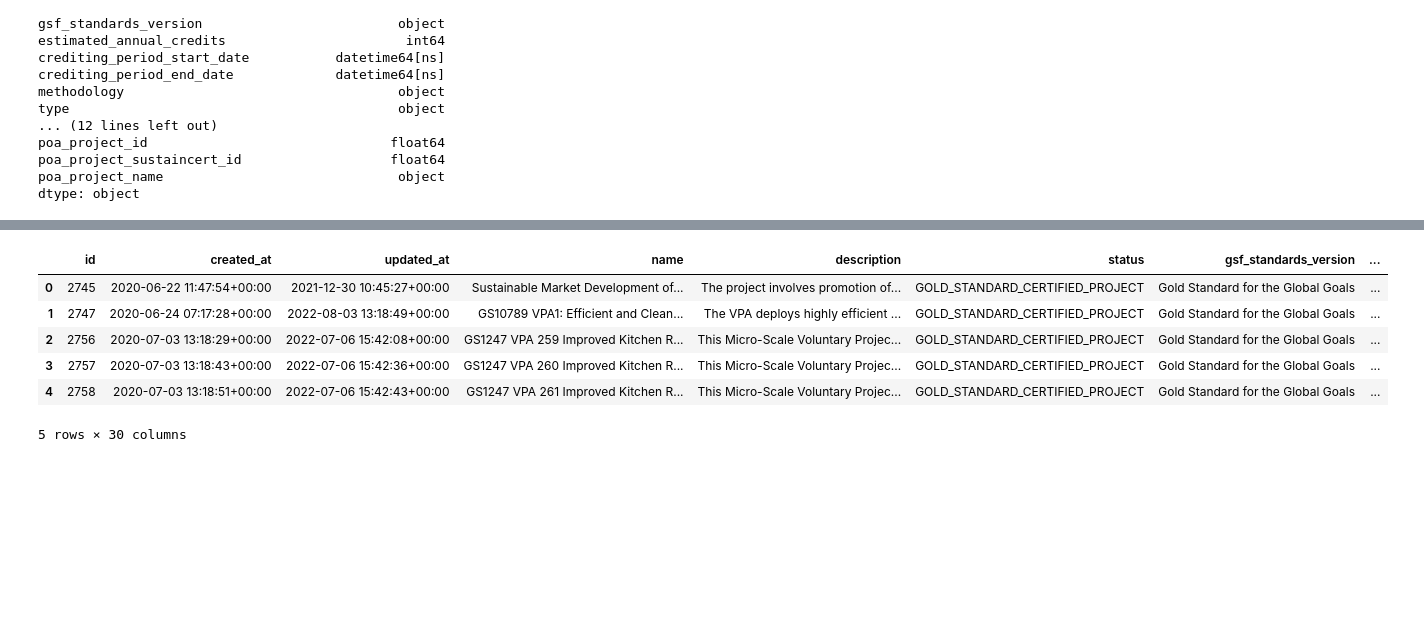
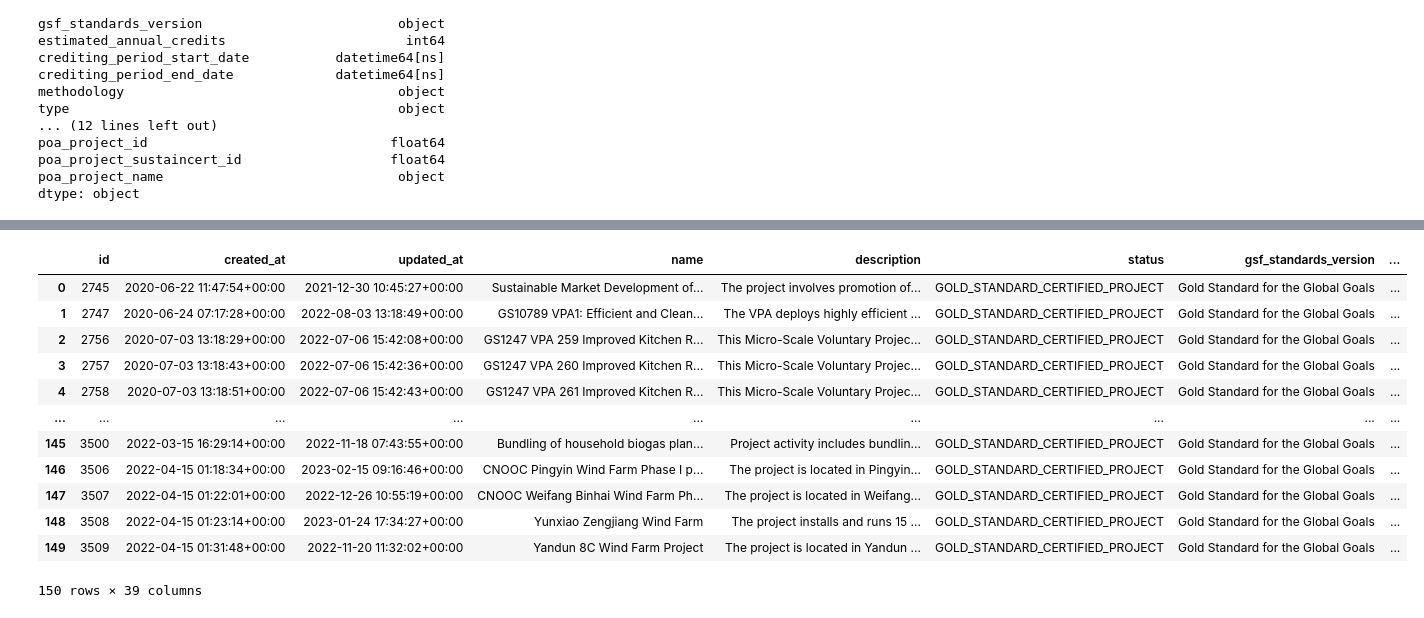
Before and after one commit to SupRoy/ads_earth_chain, a Jupyter notebook: api_call.ipynb, the cells around one changed output, grey strips where cells are left out. Drawn from its saved outputs; the diff is of its cells as text; code cells hidden in the pictures; blank space fills up the shorter version.

```diff
--- a/api_call.ipynb
+++ b/api_call.ipynb
@@ -150,26 +150,39 @@ sustainable_development_goals_df
 771 rows × 3 columns
+# %%
+sustainable_development_goals_list = []
+
+for index, row in project_df.iterrows():
+    details_df = pd.json_normalize(row["sustainable_development_goals"])
+    for i, r1 in details_df.iterrows():
+        project_df.at[index, r1['name']] = True
 # %%
 credit_detail_list = []
 for index, row in project_df.iterrows():
 
     credits = requests.get(f'https://api.goldstandard.org/projects/{row["id"]}/credits/summary').json()
 
     for i in range(len(credits)):
 
         for j in range(len(credits[i]['summary'])):
 
             #if(credits[i]['summary'][j]['status'] == 'ISSUED'):
             project_df.at[index, credits[i]['product'] +'_'+ credits[i]['summary'][j]['status'].lower() +'_credits'] = credits[i]['summary'][j]['total']
             #else:
             #    row[credits[i]['product'] +'_retired_credits'] = credits[i]['summary'][j]['total']
 
 
-project_df.head()
+project_df
 # %% [output]
 |  | id | created_at | updated_at | name | description | status | gsf_standards_version | ... |
 | 0 | 2745 | 2020-06-22 11:47:54+00:00 | 2021-12-30 10:45:27+00:00 | Sustainable Market Development of... | The project involves promotion of... | GOLD_STANDARD_CERTIFIED_PROJECT | Gold Standard for the Global Goals | ... |
 | 1 | 2747 | 2020-06-24 07:17:28+00:00 | 2022-08-03 13:18:49+00:00 | GS10789 VPA1: Efficient and Clean... | The VPA deploys highly efficient ... | GOLD_STANDARD_CERTIFIED_PROJECT | Gold Standard for the Global Goals | ... |
 | 2 | 2756 | 2020-07-03 13:18:29+00:00 | 2022-07-06 15:42:08+00:00 | GS1247 VPA 259 Improved Kitchen R... | This Micro-Scale Voluntary Projec... | GOLD_STANDARD_CERTIFIED_PROJECT | Gold Standard for the Global Goals | ... |
 | 3 | 2757 | 2020-07-03 13:18:43+00:00 | 2022-07-06 15:42:36+00:00 | GS1247 VPA 260 Improved Kitchen R... | This Micro-Scale Voluntary Projec... | GOLD_STANDARD_CERTIFIED_PROJECT | Gold Standard for the Global Goals | ... |
 | 4 | 2758 | 2020-07-03 13:18:51+00:00 | 2022-07-06 15:42:43+00:00 | GS1247 VPA 261 Improved Kitchen R... | This Micro-Scale Voluntary Projec... | GOLD_STANDARD_CERTIFIED_PROJECT | Gold Standard for the Global Goals | ... |
+| ... | ... | ... | ... | ... | ... | ... | ... | ... |
+| 145 | 3500 | 2022-03-15 16:29:14+00:00 | 2022-11-18 07:43:55+00:00 | Bundling of household biogas plan... | Project activity includes bundlin... | GOLD_STANDARD_CERTIFIED_PROJECT | Gold Standard for the Global Goals | ... |
+| 146 | 3506 | 2022-04-15 01:18:34+00:00 | 2023-02-15 09:16:46+00:00 | CNOOC Pingyin Wind Farm Phase I p... | The project is located in Pingyin... | GOLD_STANDARD_CERTIFIED_PROJECT | Gold Standard for the Global Goals | ... |
+| 147 | 3507 | 2022-04-15 01:22:01+00:00 | 2022-12-26 10:55:19+00:00 | CNOOC Weifang Binhai Wind Farm Ph... | The project is located in Weifang... | GOLD_STANDARD_CERTIFIED_PROJECT | Gold Standard for the Global Goals | ... |
+| 148 | 3508 | 2022-04-15 01:23:14+00:00 | 2023-01-24 17:34:27+00:00 | Yunxiao Zengjiang Wind Farm | The project installs and runs 15 ... | GOLD_STANDARD_CERTIFIED_PROJECT | Gold Standard for the Global Goals | ... |
+| 149 | 3509 | 2022-04-15 01:31:48+00:00 | 2022-11-20 11:32:02+00:00 | Yandun 8C Wind Farm Project | The project is located in Yandun ... | GOLD_STANDARD_CERTIFIED_PROJECT | Gold Standard for the Global Goals | ... |
-5 rows × 30 columns
+150 rows × 39 columns
```
Also changed, not shown: parts of 10 cells of this notebook, 1 other file.
